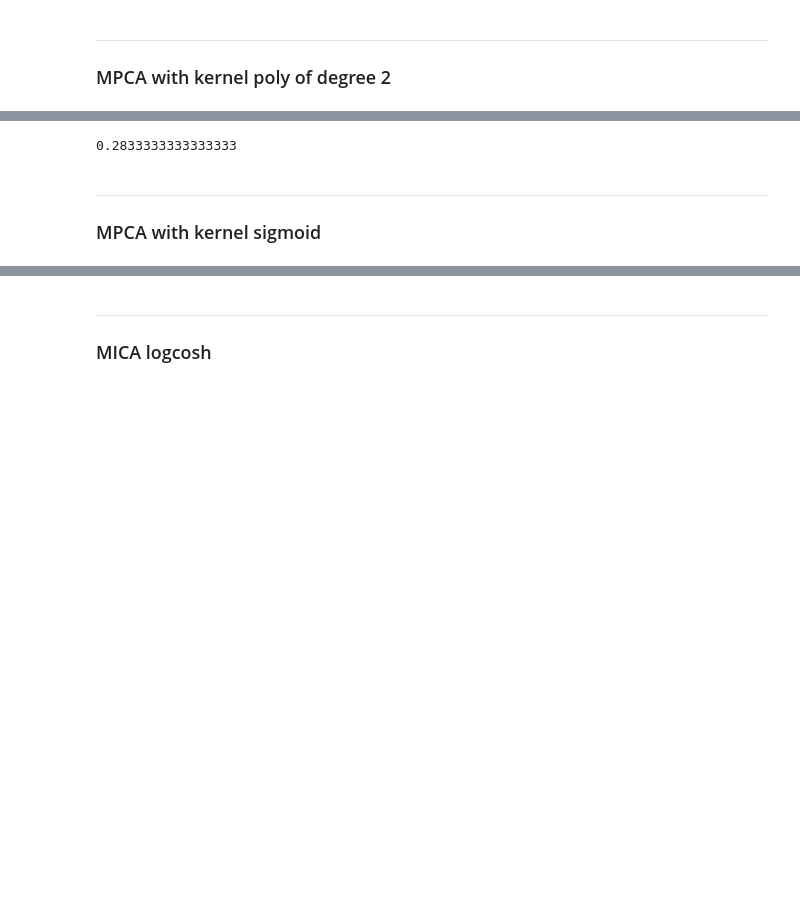
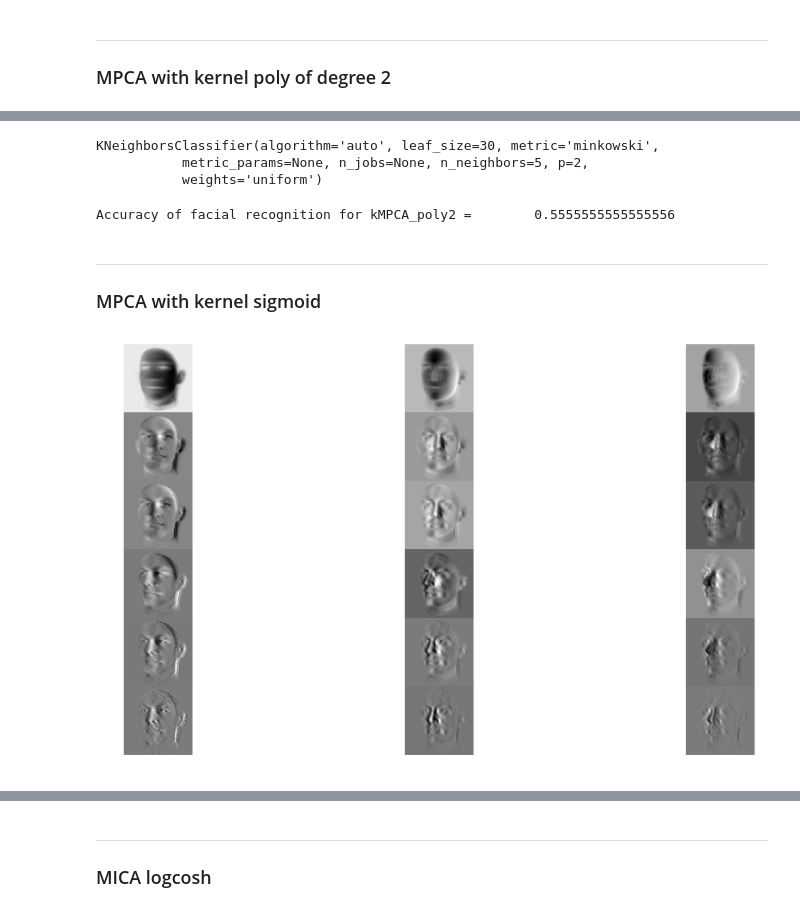
Before and after one commit to aalkhalil155/Kernalized-MICA, a Jupyter notebook: kMICA.ipynb, the cells around one changed output, grey strips where cells are left out. Drawn from its saved outputs; the diff is of its cells as text; code cells hidden in the pictures; blank space fills up the shorter version.

Commit message:
experiments done

```diff
--- a/kMICA.ipynb
+++ b/kMICA.ipynb
@@ -314,19 +305,28 @@ print(f"elapsed time {time.time() - start}")
 # %%
 knn = sklearn.neighbors.KNeighborsClassifier()
 knn.fit(x_train, y_train)
-knn.score(x_test, y_test)
 # %% [output]
-0.2833333333333333
+KNeighborsClassifier(algorithm='auto', leaf_size=30, metric='minkowski',
+           metric_params=None, n_jobs=None, n_neighbors=5, p=2,
+           weights='uniform')
 # %%
 exp = "kMPCA_poly2"
-np.save(f"./projections/{exp}_core_tensor",Z )
-np.save(f"./projections/{exp}_x_train",x_train )
-np.save(f"./projections/{exp}_x_test",x_test )
+np.save(f"./experiments/{exp}_core_tensor",Z )
+np.save(f"./experiments/{exp}_x_train",x_train )
+np.save(f"./experiments/{exp}_x_test",x_test )
+results[exp] = knn.score(x_test, y_test)
+print(f"Accuracy of facial recognition for {exp} = \t{results[exp]}")
+# %% [output]
+Accuracy of facial recognition for kMPCA_poly2 =        0.5555555555555556
 # %% [markdown]
 ---------
 ### MPCA with kernel sigmoid
 # %%
-Z, U, U_T, S, V = HOSVD(X_train, N=3, kernel="sigmoid")
+Z, U, U_T, S, V = MPCA(X_train, N=3, kernel="sigmoid")
+# %%
+plot_tensor_slice(Z, n=0)
+# %% [output]
+[figure, added]
 # %%
 start = time.time()
 x_train = []
```
Also changed, not shown: parts of 35 cells of this notebook.
